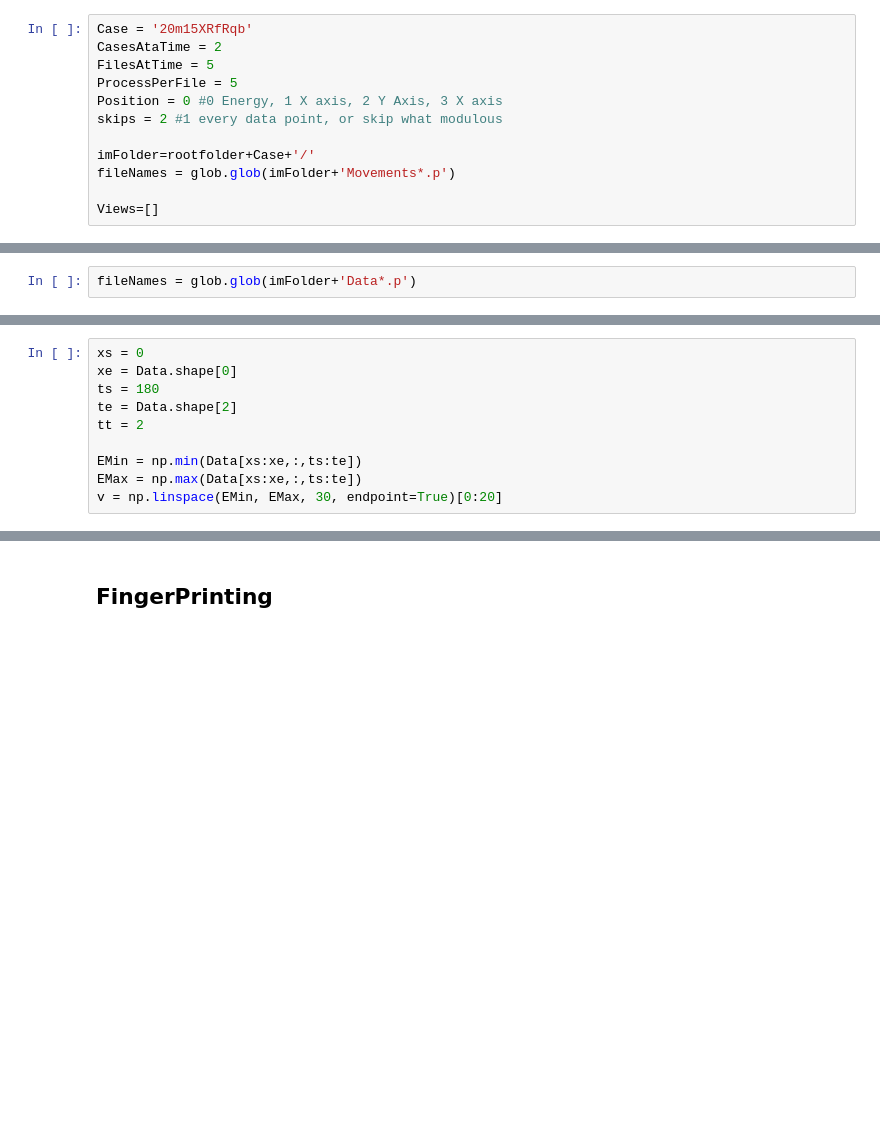
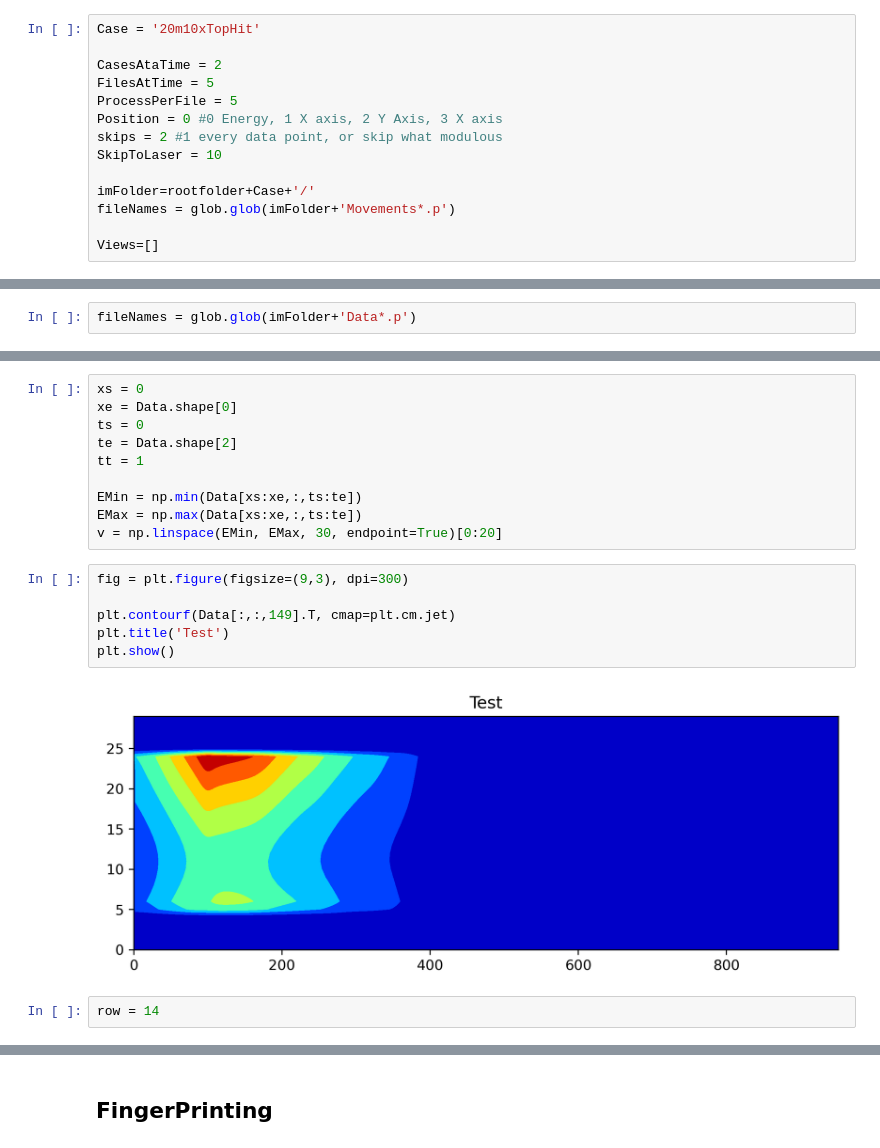
Before and after one commit to danchendrickson/3D_EFIT, a Jupyter notebook: MakeFingerPrintsFromPickles.ipynb, the cells around one changed output, grey strips where cells are left out. Drawn from its saved outputs; the diff is of its cells as text; blank space fills up the shorter version.

Commit message:
Adding test cases

```diff
--- a/MakeFingerPrintsFromPickles.ipynb
+++ b/MakeFingerPrintsFromPickles.ipynb
@@ -61,12 +61,14 @@ else:
 # %% [markdown]
 ## Load data
 # %%
-Case = '20m15XRfRqb'
+Case = '20m10xTopHit'
+
 CasesAtaTime = 2
 FilesAtTime = 5
 ProcessPerFile = 5
 Position = 0 #0 Energy, 1 X axis, 2 Y Axis, 3 X axis
 skips = 2 #1 every data point, or skip what modulous
+SkipToLaser = 10
 
 imFolder=rootfolder+Case+'/'
 fileNames = glob.glob(imFolder+'Movements*.p')
@@ -173,10 +160,20 @@ Data.shape
 # %%
 xs = 0
 xe = Data.shape[0]
-ts = 180
+ts = 0
 te = Data.shape[2]
-tt = 2
+tt = 1
 
 EMin = np.min(Data[xs:xe,:,ts:te])
 EMax = np.max(Data[xs:xe,:,ts:te])
 v = np.linspace(EMin, EMax, 30, endpoint=True)[0:20]
+# %%
+fig = plt.figure(figsize=(9,3), dpi=300)
+
+plt.contourf(Data[:,:,149].T, cmap=plt.cm.jet)
+plt.title('Test')
+plt.show()
+# %% [output]
+[figure, added]
+# %%
+row = 14
```
Also changed, not shown: parts of 21 cells of this notebook, 8 other files.
